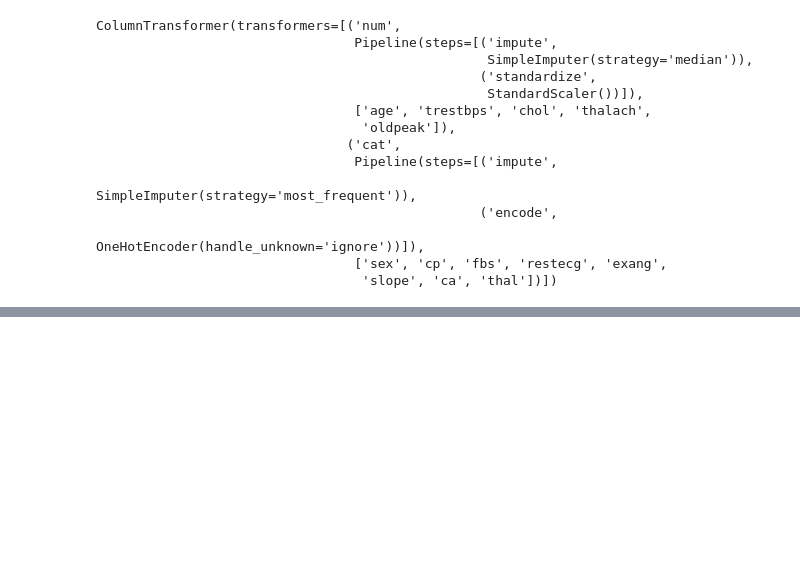
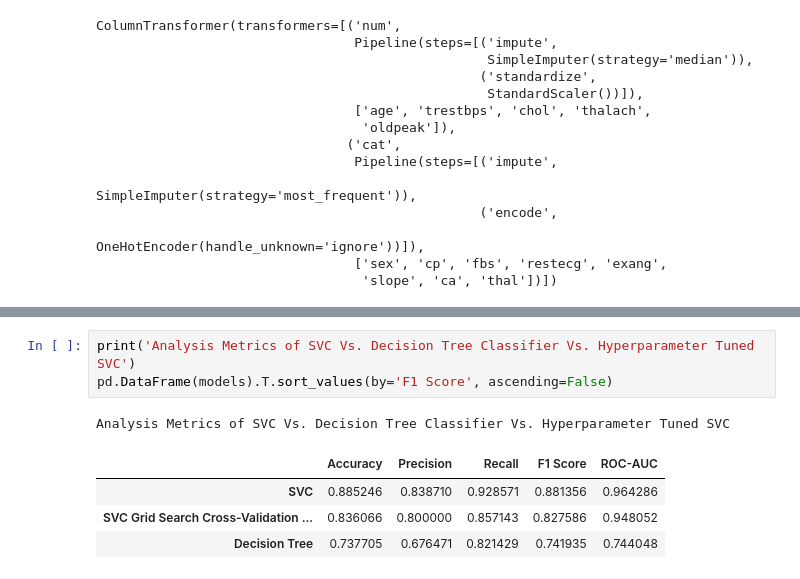
Before and after one commit to nickkraus52/MachineLearning, a Jupyter notebook: HW4/heart_disease_classification.ipynb, the cells around one changed output, grey strips where cells are left out. Drawn from its saved outputs; the diff is of its cells as text; blank space fills up the shorter version.

```diff
--- a/HW4/heart_disease_classification.ipynb
+++ b/HW4/heart_disease_classification.ipynb
@@ -397,0 +414,9 @@ No Heart Disease       0.87      0.82      0.84        33
+# %%
+print('Analysis Metrics of SVC Vs. Decision Tree Classifier Vs. Hyperparameter Tuned SVC')
+pd.DataFrame(models).T.sort_values(by='F1 Score', ascending=False)
+# %% [output]
+Analysis Metrics of SVC Vs. Decision Tree Classifier Vs. Hyperparameter Tuned SVC
+|  | Accuracy | Precision | Recall | F1 Score | ROC-AUC |
+| SVC | 0.885246 | 0.838710 | 0.928571 | 0.881356 | 0.964286 |
+| SVC Grid Search Cross-Validation ... | 0.836066 | 0.800000 | 0.857143 | 0.827586 | 0.948052 |
+| Decision Tree | 0.737705 | 0.676471 | 0.821429 | 0.741935 | 0.744048 |
```
Also changed, not shown: parts of 18 cells of this notebook.
